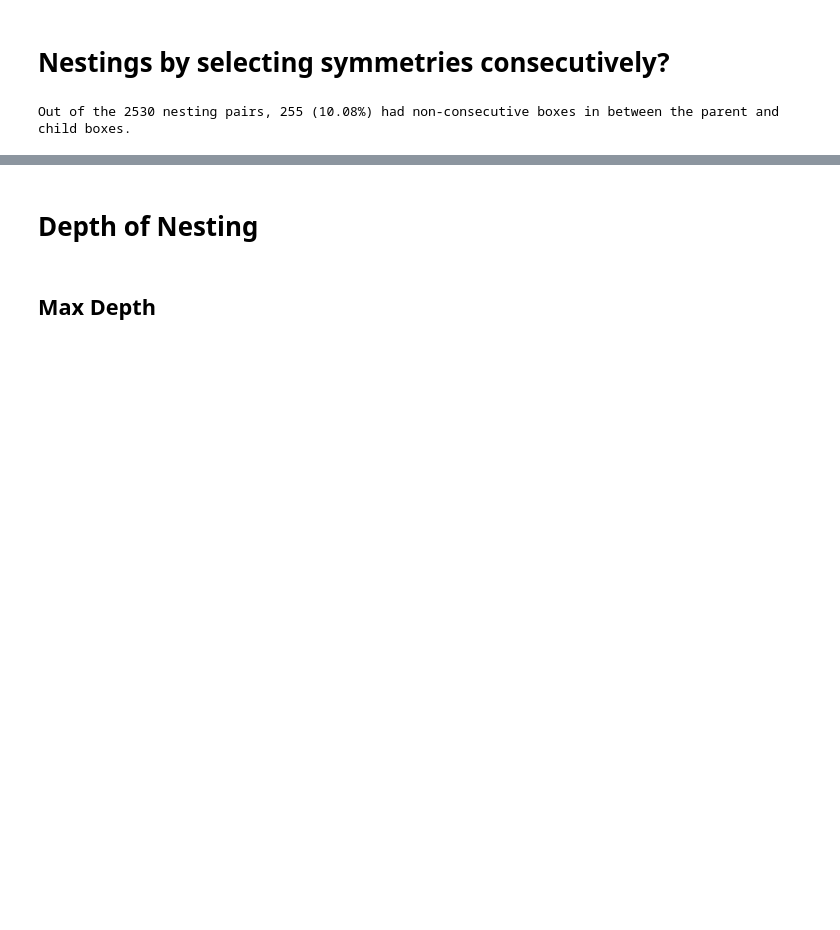
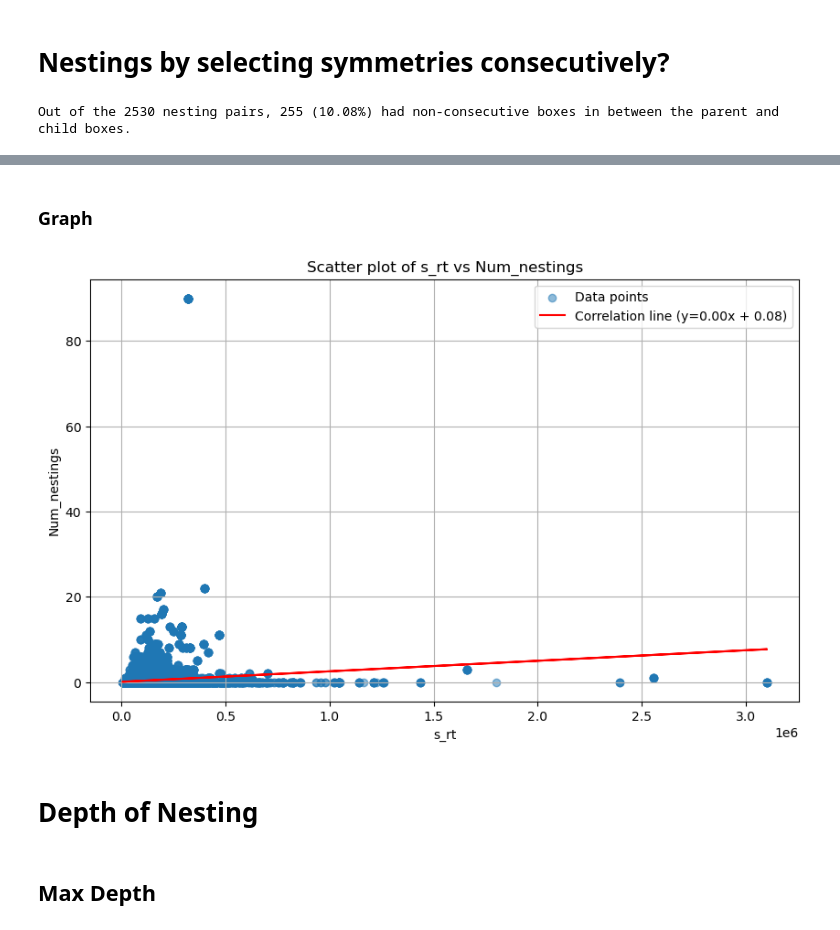
Before and after one commit to GMuradas99/Symmetry-Object-Detection-Analysis, a Jupyter notebook: nesting_graphs.ipynb, the cells around one changed output, grey strips where cells are left out. Drawn from its saved outputs; the diff is of its cells as text; code cells hidden in the pictures; blank space fills up the shorter version.

```diff
--- a/nesting_graphs.ipynb
+++ b/nesting_graphs.ipynb
@@ -282,3 +321,21 @@ See the caveats in the documentation: https://pandas.pydata.org/pandas-docs/stab
+# %% [markdown]
+### Graph
+# %%
+plt.figure(figsize=(10, 6))
+plt.scatter(merged_df['s_rt'], merged_df['Num_nestings'], alpha=0.5, label='Data points')
+
+# Calculate the correlation line
+m, b = np.polyfit(merged_df['s_rt'], merged_df['Num_nestings'], 1)
+plt.plot(merged_df['s_rt'], m * merged_df['s_rt'] + b, color='red', label=f'Correlation line (y={m:.2f}x + {b:.2f})')
+
+plt.title('Scatter plot of s_rt vs Num_nestings')
+plt.xlabel('s_rt')
+plt.ylabel('Num_nestings')
+plt.legend()
+plt.grid(True)
+plt.show()
+# %% [output]
+[figure, added]
 # %% [markdown]
 # Depth of Nesting
 # %% [markdown]
```
Also changed, not shown: parts of 6 cells of this notebook, 2 other files.
